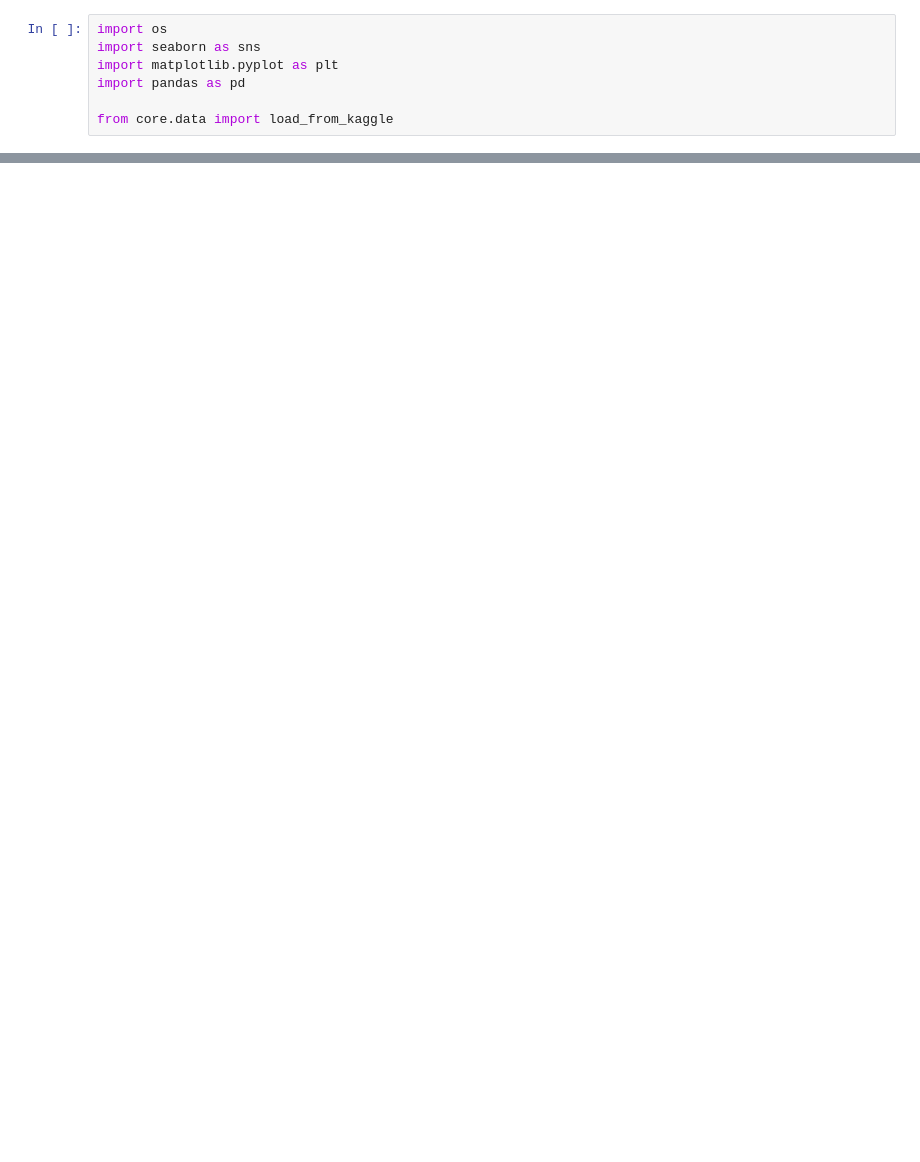
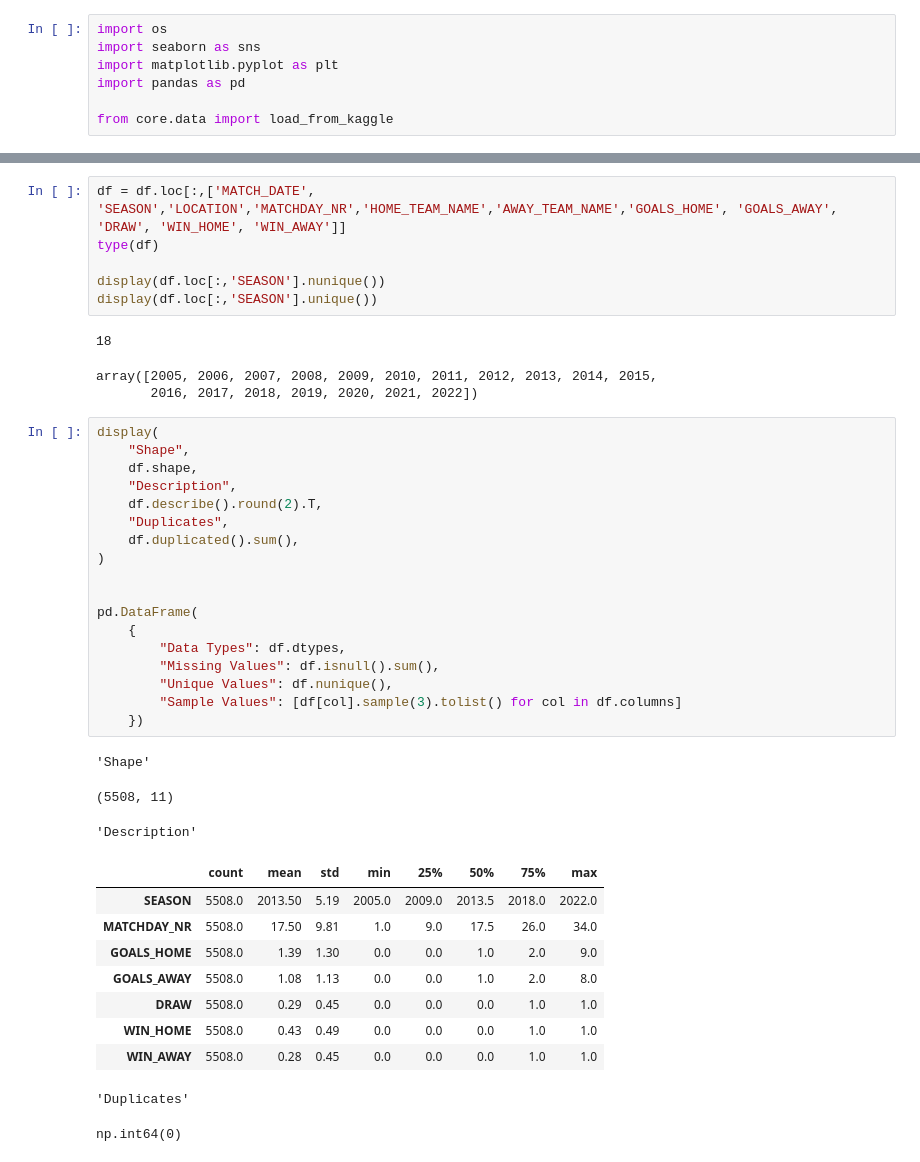
Before and after one commit to Picoalex/template_dsc, a Jupyter notebook: notebooks/01_exploration.ipynb, the cells around one changed output, grey strips where cells are left out. Drawn from its saved outputs; the diff is of its cells as text; blank space fills up the shorter version.

Commit message:
cleaned data

```diff
--- a/notebooks/01_exploration.ipynb
+++ b/notebooks/01_exploration.ipynb
@@ -45,0 +123,42 @@ pd.DataFrame(
+# %%
+df = df.loc[:,['MATCH_DATE', 'SEASON','LOCATION','MATCHDAY_NR','HOME_TEAM_NAME','AWAY_TEAM_NAME','GOALS_HOME', 'GOALS_AWAY', 'DRAW', 'WIN_HOME', 'WIN_AWAY']]
+type(df)
+
+display(df.loc[:,'SEASON'].nunique())
+display(df.loc[:,'SEASON'].unique())
+# %% [output]
+18
+array([2005, 2006, 2007, 2008, 2009, 2010, 2011, 2012, 2013, 2014, 2015,
+       2016, 2017, 2018, 2019, 2020, 2021, 2022])
+# %%
+display(
+    "Shape",
+    df.shape,
+    "Description",
+    df.describe().round(2).T,
+    "Duplicates",
+    df.duplicated().sum(),
+)
+
+
+pd.DataFrame(
+    {
+        "Data Types": df.dtypes,
+        "Missing Values": df.isnull().sum(),
+        "Unique Values": df.nunique(),
+        "Sample Values": [df[col].sample(3).tolist() for col in df.columns]
+    })
+# %% [output]
+'Shape'
+(5508, 11)
+'Description'
+|  | count | mean | std | min | 25% | 50% | 75% | max |
+| SEASON | 5508.0 | 2013.50 | 5.19 | 2005.0 | 2009.0 | 2013.5 | 2018.0 | 2022.0 |
+| MATCHDAY_NR | 5508.0 | 17.50 | 9.81 | 1.0 | 9.0 | 17.5 | 26.0 | 34.0 |
+| GOALS_HOME | 5508.0 | 1.39 | 1.30 | 0.0 | 0.0 | 1.0 | 2.0 | 9.0 |
+| GOALS_AWAY | 5508.0 | 1.08 | 1.13 | 0.0 | 0.0 | 1.0 | 2.0 | 8.0 |
+| DRAW | 5508.0 | 0.29 | 0.45 | 0.0 | 0.0 | 0.0 | 1.0 | 1.0 |
+| WIN_HOME | 5508.0 | 0.43 | 0.49 | 0.0 | 0.0 | 0.0 | 1.0 | 1.0 |
+| WIN_AWAY | 5508.0 | 0.28 | 0.45 | 0.0 | 0.0 | 0.0 | 1.0 | 1.0 |
+'Duplicates'
+np.int64(0)
```
Also changed, not shown: parts of 15 cells of this notebook.
